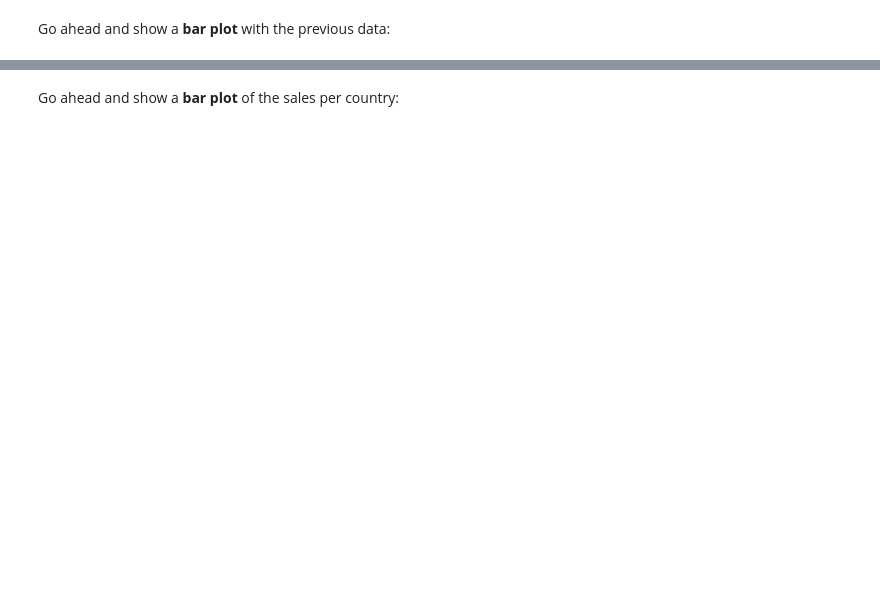
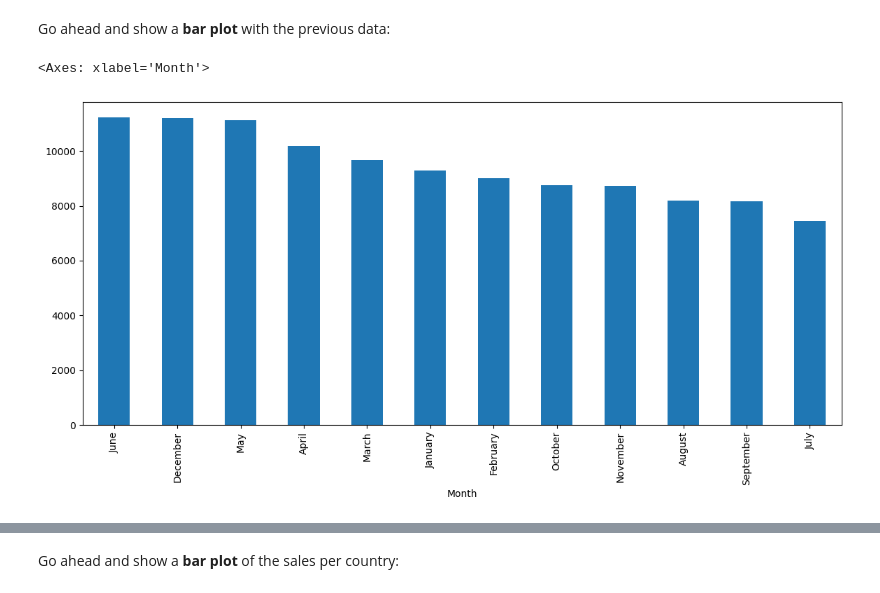
Before and after one commit to manuemp/PandasFreeCodeCamp, a Jupyter notebook: Exercises_1.ipynb, the cells around one changed output, grey strips where cells are left out. Drawn from its saved outputs; the diff is of its cells as text; code cells hidden in the pictures; blank space fills up the shorter version.

```diff
--- a/Exercises_1.ipynb
+++ b/Exercises_1.ipynb
@@ -114,6 +187,10 @@ sales['Month'].value_counts()
 Go ahead and show a <b>bar plot</b> with the previous data:
 # %%
 # your code goes here
+sales['Month'].value_counts().plot(kind='bar', figsize=(14, 6))
+# %% [output]
+<Axes: xlabel='Month'>
+[figure, added]
 # %%
 sales['Month'].value_counts().plot(kind='bar', figsize=(14,6))
 # %% [markdown]
```
Also changed, not shown: parts of 26 cells of this notebook.
